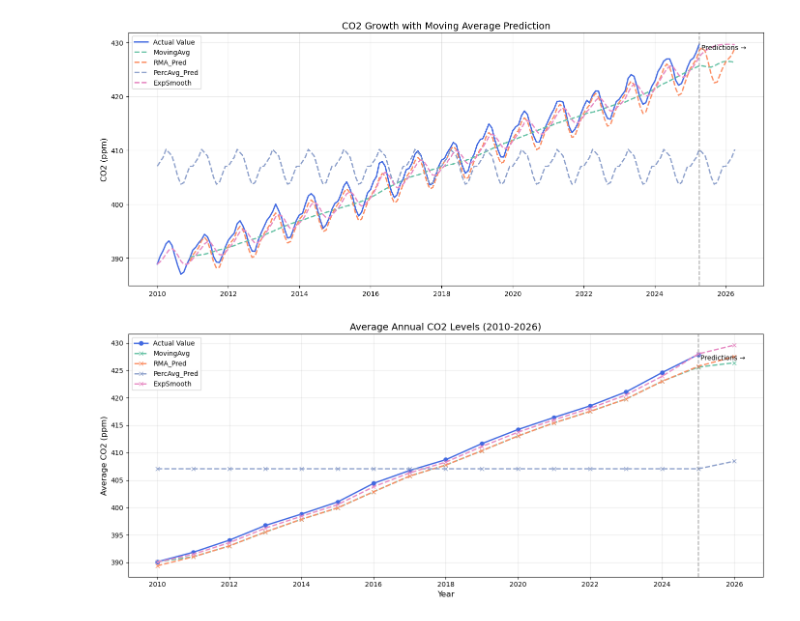
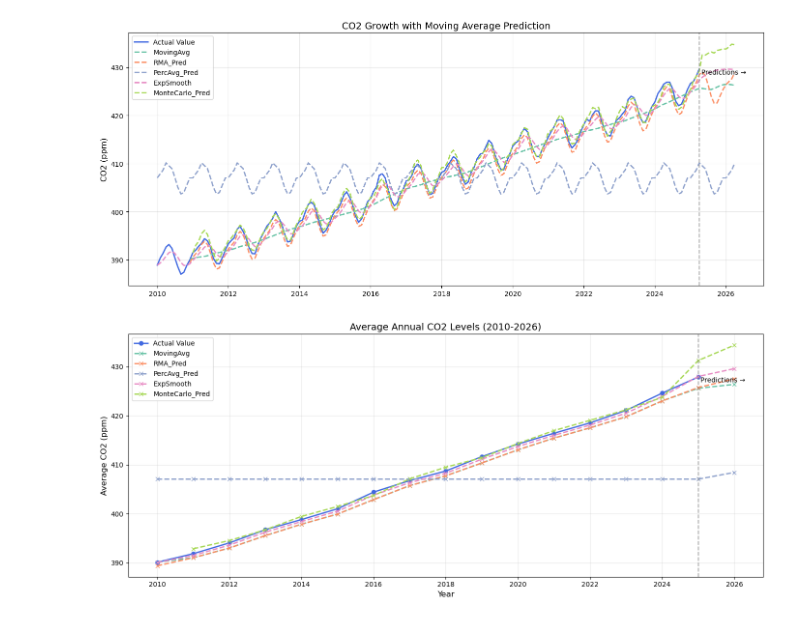
Before and after one commit to aLieexe/statistika-final-proj, a Jupyter notebook: src/plot-prediction.ipynb, the cells around one changed output. Cells and saved outputs as stored; diff of their text form; code cells hidden in the pictures.

```diff
--- a/src/plot-prediction.ipynb
+++ b/src/plot-prediction.ipynb
@@ -105,18 +105,18 @@ def plotYearlyAvg(df, valueCol='Value', otherCols=None, title='Annual CO2 Levels
 # %%
 df['Date'] = pd.to_datetime(df['Date'])
 
-colsName = ['MovingAvg', 'RMA_Pred', 'PercAvg_Pred', 'ExpSmooth']
+colsName = ['MovingAvg', 'RMA_Pred', 'PercAvg_Pred', 'ExpSmooth', 'MonteCarlo_Pred']
 
 plotTimeSeries(df, otherCols=colsName, title='CO2 Growth with Moving Average Prediction')
 plt.savefig('../plots/processed_CO2_growth.png')
 plt.show()
 
 
 
 df['Date'] = pd.to_datetime(df['Date'])
 yearlyPlot = plotYearlyAvg(df, otherCols=colsName, title='Average Annual CO2 Levels (2010-2026)')
 plt.savefig('../plots/processed_yearly_trend_avg.png')
 plt.show()
 # %% [output]
-[figure, old version]
+[figure, new version]
-[figure, old version]
+[figure, new version]
```
Also changed, not shown: parts of 1 cell of this notebook, 4 other files.
